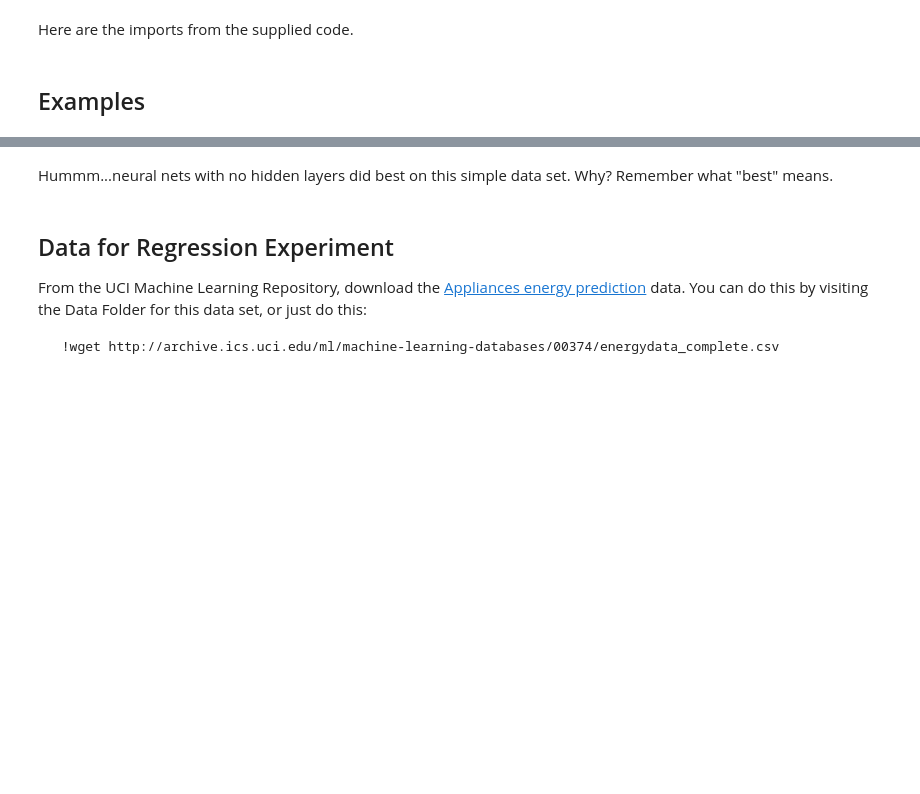
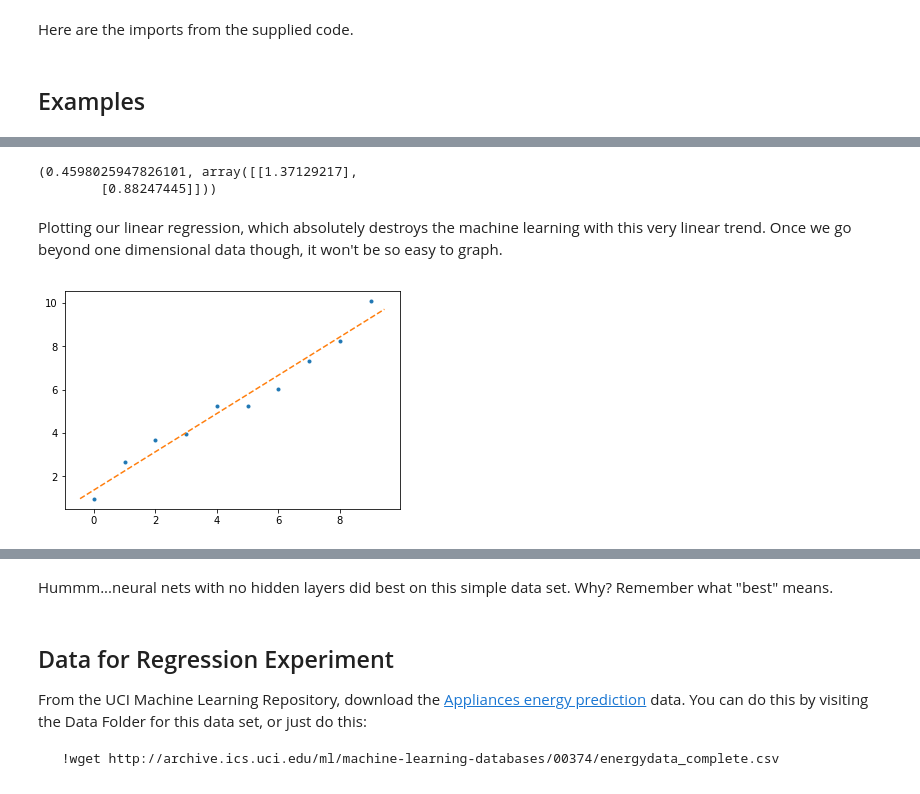
Before and after one commit to benhunterco/cs440, a Jupyter notebook: Newell-A5.ipynb, the cells around one changed output, grey strips where cells are left out. Saved outputs shown, nothing was run; the diff lists cells and outputs as text; code cells hidden in the pictures; blank space fills up the shorter version.

```diff
--- a/Newell-A5.ipynb
+++ b/Newell-A5.ipynb
@@ -92,0 +117,11 @@ def trainNNs(X, T, trainFraction, hiddenLayerStructures, numberRepetitions, numb
+# %%
+def linearRegression(X,Y):
+    newX = np.c_[np.ones(len(X)), X] #Adds a column of ones to the beginning for intercept.
+    #This finds the OLS estimator for the model
+    #beta = (XtX)-1XtY. Thanks cooley!
+    betas = np.linalg.inv((np.transpose(newX) @ newX)) @ np.transpose(newX) @ Y
+    # our prediction will the be Xo @ beta.
+    predictedYs = newX @ betas
+    rmse = np.sqrt(np.mean((predictedYs - Y) ** 2))
+    #sdhat         |msres~~~~~~~~~~~~~~~~~~~~~~~~~| <- actually not, should be adjusted for df.
+    return rmse, betas
@@ -185,3 +266,26 @@ summarize(results)
+# %%
+model = linearRegression(X, T)
+# %%
+model
+# %% [output]
+(0.4598025947826101, array([[1.37129217],
+        [0.88247445]]))
+# %% [markdown]
+Plotting our linear regression, which absolutely destroys the machine learning with this very linear trend. Once we go beyond one dimensional data though, it won't be so easy to graph.
+# %%
+def abline(slope, intercept):
+    #burrowed from:
+    #https://stackoverflow.com/questions/7941226/how-to-add-line-based-on-slope-and-intercept-in-matplotlib
+    """Plot a line from slope and intercept"""
+    axes = plt.gca()
+    x_vals = np.array(axes.get_xlim())
+    y_vals = intercept + slope * x_vals
+    plt.plot(x_vals, y_vals, '--')
+
+plt.plot(X, T, ".")
+abline(model[1][1], model[1][0])
+# %% [output]
+[figure, added]
 # %%
 best = bestNetwork(summarize(results))
 print(best)
```
Also changed, not shown: parts of 25 cells of this notebook, 1 other file.
